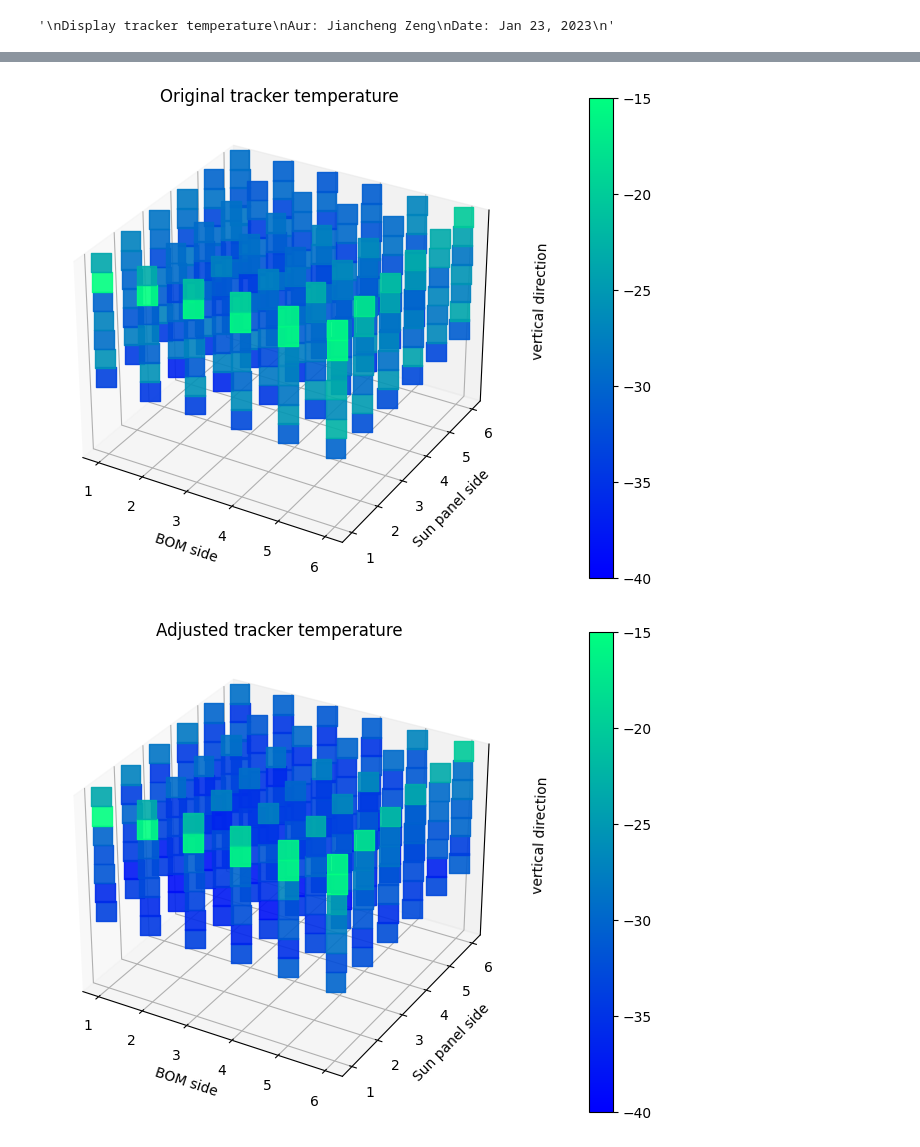
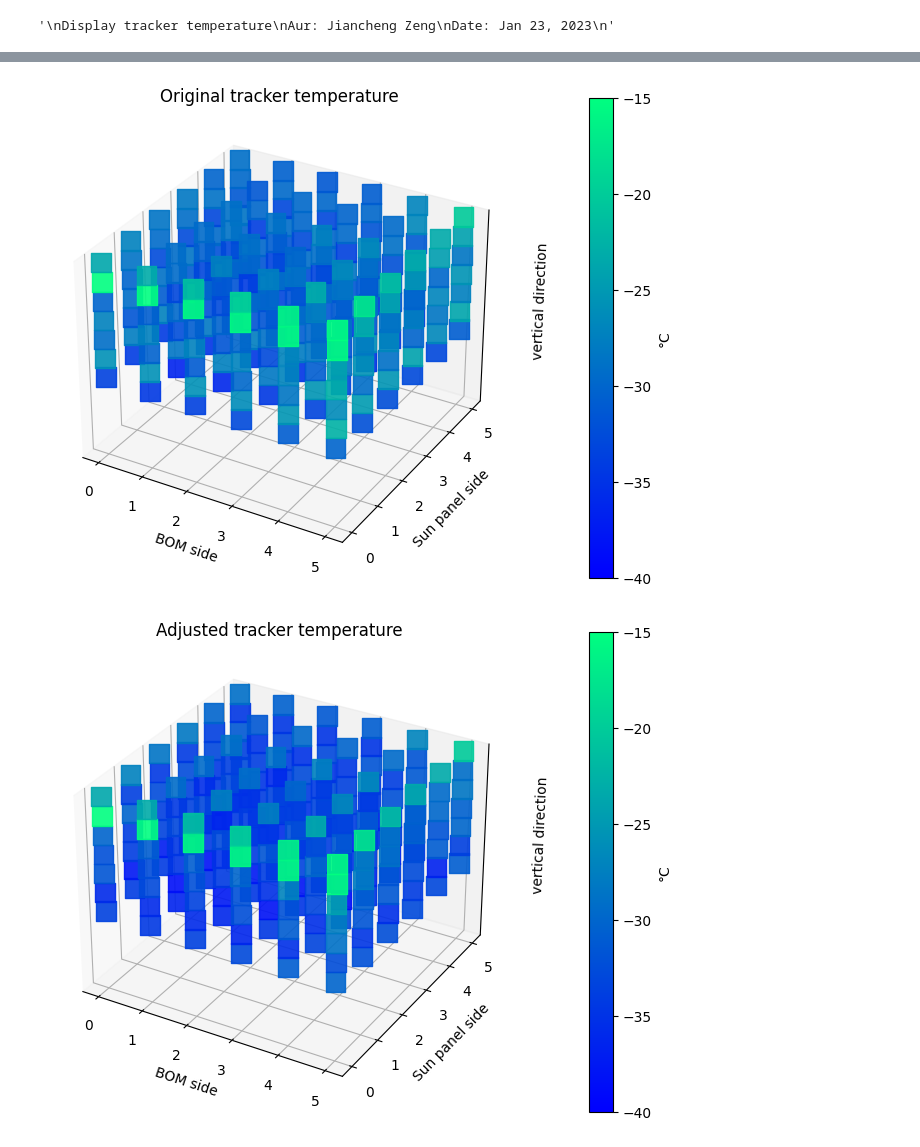
Before and after one commit to Eclipsedclaw/GAPS_thermal, a Jupyter notebook: tracker_temp.ipynb, the cells around one changed output, grey strips where cells are left out. Drawn from its saved outputs; the diff is of its cells as text; code cells hidden in the pictures.

Commit message:
230203-make temperature plot look better

```diff
--- a/tracker_temp.ipynb
+++ b/tracker_temp.ipynb
@@ -217,21 +236,18 @@ plt.show()
 # %%
-T_7=np.array([404]*36)
-T_8=np.array([404]*36)
-T_9=np.array([404]*36)
-T=np.array([T_0, T_1, T_2, T_3, T_4, T_5, T_6, T_7, T_8, T_9]);
-
 fig = plt.figure(figsize=(8, 6))
 ax = fig.add_subplot(111, projection='3d')
 
-x=[1, 1, 1, 1, 1, 1, 2, 2, 2, 2, 2, 2, 3, 3, 3, 3, 3, 3, 4, 4, 4, 4, 4, 4, 5, 5, 5, 5, 5, 5, 6, 6, 6, 6, 6, 6]
-y=[1, 2, 3, 4, 5, 6, 1, 2, 3, 4, 5, 6, 1, 2, 3, 4, 5, 6, 1, 2, 3, 4, 5, 6, 1, 2, 3, 4, 5, 6, 1, 2, 3, 4, 5, 6]
-z=[10]*36
-
+'''
+construct plotted modules
+'''
 T_ORI=[]
 T_ORI.extend(T[0].reshape(-1))
+x=[0, 0, 0, 0, 0, 0, 1, 1, 1, 1, 1, 1, 2, 2, 2, 2, 2, 2, 3, 3, 3, 3, 3, 3, 4, 4, 4, 4, 4, 4, 5, 5, 5, 5, 5, 5]
+y=[0, 1, 2, 3, 4, 5, 0, 1, 2, 3, 4, 5, 0, 1, 2, 3, 4, 5, 0, 1, 2, 3, 4, 5, 0, 1, 2, 3, 4, 5, 0, 1, 2, 3, 4, 5]
+z=[10]*36
 for i in range(6):
-    x.extend([1, 1, 1, 1, 1, 1, 2, 2, 2, 2, 2, 2, 3, 3, 3, 3, 3, 3, 4, 4, 4, 4, 4, 4, 5, 5, 5, 5, 5, 5, 6, 6, 6, 6, 6, 6])
-    y.extend([1, 2, 3, 4, 5, 6, 1, 2, 3, 4, 5, 6, 1, 2, 3, 4, 5, 6, 1, 2, 3, 4, 5, 6, 1, 2, 3, 4, 5, 6, 1, 2, 3, 4, 5, 6])
+    x.extend([0, 0, 0, 0, 0, 0, 1, 1, 1, 1, 1, 1, 2, 2, 2, 2, 2, 2, 3, 3, 3, 3, 3, 3, 4, 4, 4, 4, 4, 4, 5, 5, 5, 5, 5, 5])
+    y.extend([0, 1, 2, 3, 4, 5, 0, 1, 2, 3, 4, 5, 0, 1, 2, 3, 4, 5, 0, 1, 2, 3, 4, 5, 0, 1, 2, 3, 4, 5, 0, 1, 2, 3, 4, 5])
     z.extend([9-i]*36)
     T_ORI.extend(T[i+1].reshape(-1))
 
@@ -241,7 +257,7 @@ colmap.set_array([-40, -15])
 # reference for cmap. note cmap and c are different!
 # http://matplotlib.org/examples/color/colormaps_reference.html
 ax.scatter(x, y, z, marker='s',s = 200, alpha = 0.9, c=T_ORI, cmap='winter', vmin = -40, vmax = -15);
-cb = fig.colorbar(colmap, cax=fig.add_axes([0.9, 0.1, 0.03, 0.8]))
+cb = fig.colorbar(colmap, cax=fig.add_axes([0.9, 0.1, 0.03, 0.8]), label='\N{DEGREE SIGN}C')
 
 ax.set_zlim(0, 10)
 ax.set_xlabel('BOM side');
@@ -255,47 +271,51 @@ plt.show()
 # http://infamousheelfilcher.blogspot.com/2013/02/changing-viewing-angle-of-matplotlib.html
 #ax.view_init(azim = 0,elev = 0)
 # %% [output]
-[figure, old version]
+[figure, new version]
 # %%
-T_7=np.array([404]*36)
-T_8=np.array([404]*36)
-T_9=np.array([404]*36)
-T=np.array([T_0, T_1-5, T_2, T_3-5, T_4-2.5, T_5-10, T_6, T_7, T_8, T_9]);
+'''
+Adjusted temperature based on oscillation temperature
+'''
+ADJ = np.array([0, -5, 0, -5, -2.5, -10, 0, 0, 0, 0])
+#T = np.array([T_0, T_1-5, T_2, T_3-5, T_4-2.5, T_5-10, T_6, T_7, T_8, T_9]);
+T_ADJ = T + ADJ
 
+'''
+construct plotted modules
+'''
 T_ALL=[]
-T_ALL.extend(T[0].reshape(-1))
-
+T_ALL.extend(T_ADJ[0].reshape(-1))
 fig = plt.figure(figsize=(8, 6))
 ax = fig.add_subplot(111, projection='3d')
-x=[1, 1, 1, 1, 1, 1, 2, 2, 2, 2, 2, 2, 3, 3, 3, 3, 3, 3, 4, 4, 4, 4, 4, 4, 5, 5, 5, 5, 5, 5, 6, 6, 6, 6, 6, 6]
-y=[1, 2, 3, 4, 5, 6, 1, 2, 3, 4, 5, 6, 1, 2, 3, 4, 5, 6, 1, 2, 3, 4, 5, 6, 1, 2, 3, 4, 5, 6, 1, 2, 3, 4, 5, 6]
+x=[0, 0, 0, 0, 0, 0, 1, 1, 1, 1, 1, 1, 2, 2, 2, 2, 2, 2, 3, 3, 3, 3, 3, 3, 4, 4, 4, 4, 4, 4, 5, 5, 5, 5, 5, 5]
+y=[0, 1, 2, 3, 4, 5, 0, 1, 2, 3, 4, 5, 0, 1, 2, 3, 4, 5, 0, 1, 2, 3, 4, 5, 0, 1, 2, 3, 4, 5, 0, 1, 2, 3, 4, 5]
 z=[10]*36
 for i in range(6):
-    x.extend([1, 1, 1, 1, 1, 1, 2, 2, 2, 2, 2, 2, 3, 3, 3, 3, 3, 3, 4, 4, 4, 4, 4, 4, 5, 5, 5, 5, 5, 5, 6, 6, 6, 6, 6, 6])
-    y.extend([1, 2, 3, 4, 5, 6, 1, 2, 3, 4, 5, 6, 1, 2, 3, 4, 5, 6, 1, 2, 3, 4, 5, 6, 1, 2, 3, 4, 5, 6, 1, 2, 3, 4, 5, 6])
+    x.extend([0, 0, 0, 0, 0, 0, 1, 1, 1, 1, 1, 1, 2, 2, 2, 2, 2, 2, 3, 3, 3, 3, 3, 3, 4, 4, 4, 4, 4, 4, 5, 5, 5, 5, 5, 5])
+    y.extend([0, 1, 2, 3, 4, 5, 0, 1, 2, 3, 4, 5, 0, 1, 2, 3, 4, 5, 0, 1, 2, 3, 4, 5, 0, 1, 2, 3, 4, 5, 0, 1, 2, 3, 4, 5])
     z.extend([9-i]*36)
-    T_ALL.extend(T[i+1].reshape(-1))
+    T_ALL.extend(T_ADJ[i+1].reshape(-1))
 
 colmap = cm.ScalarMappable(cmap=cm.winter)
 colmap.set_array([-40, -15])
 
 # reference for cmap. note cmap and c are different!
 # http://matplotlib.org/examples/color/colormaps_reference.html
 ax.scatter(x, y, z, marker='s',s = 200, alpha = 0.9, c=T_ALL, cmap='winter', vmin = -40, vmax = -15);
-cb = fig.colorbar(colmap, cax=fig.add_axes([0.9, 0.1, 0.03, 0.8]))
+cb = fig.colorbar(colmap, cax=fig.add_axes([0.9, 0.1, 0.03, 0.8]), label='\N{DEGREE SIGN}C')
 
 ax.set_zlim(0, 10)
 ax.set_xlabel('BOM side');
 ax.set_ylabel('Sun panel side');
 ax.set_zlabel('vertical direction');
 ax.set_title('Adjusted tracker temperature');
 
 ax.set_zticks([])
 
 plt.show()
 # change view angle
 # http://infamousheelfilcher.blogspot.com/2013/02/changing-viewing-angle-of-matplotlib.html
 #ax.view_init(azim = 0,elev = 0)
 # %% [output]
-[figure, old version]
+[figure, new version]
 # %%
```
Also changed, not shown: parts of 13 cells of this notebook.
